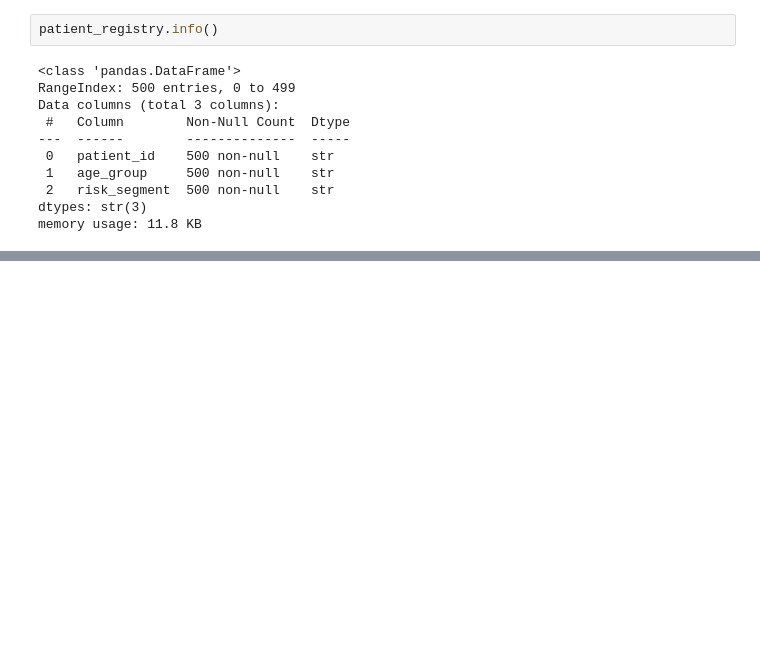
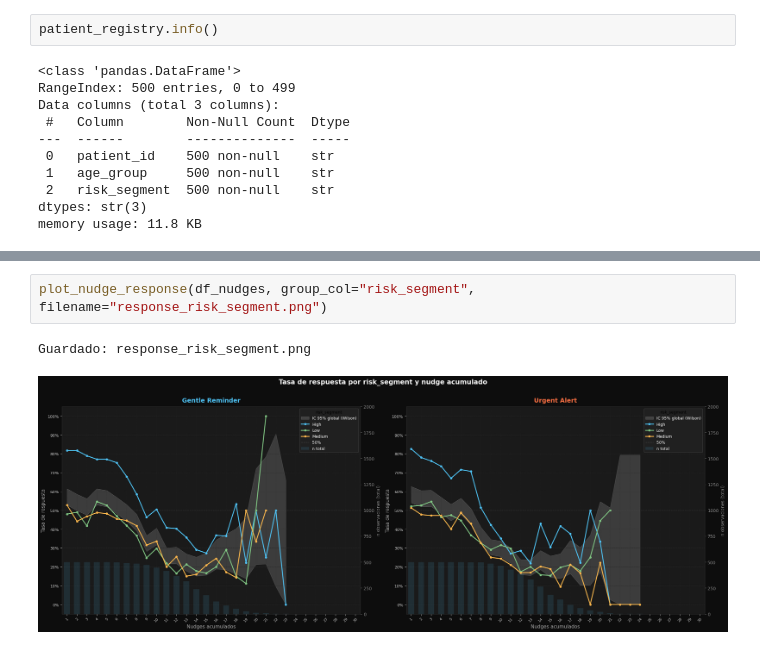
Before and after one commit to evertorres/glucox_datascience_challenge_eats, a Jupyter notebook: test.ipynb, the cells around one changed output, grey strips where cells are left out. Cells and saved outputs as stored; diff of their text form; blank space fills up the shorter version.

```diff
--- a/test.ipynb
+++ b/test.ipynb
@@ -75,0 +527,5 @@ data[data['event_type'] == 'nudge_sent']
+# %%
+plot_nudge_response(df_nudges, group_col="risk_segment", filename="response_risk_segment.png")
+# %% [output]
+Guardado: response_risk_segment.png
+[figure, added]
```
Also changed, not shown: parts of 28 cells of this notebook, 3 other files.
